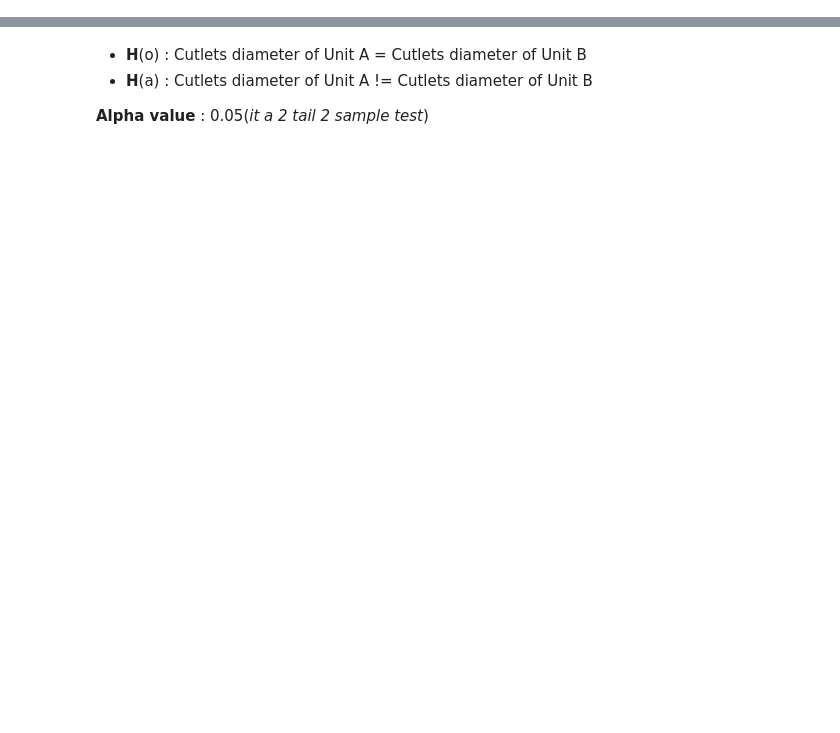
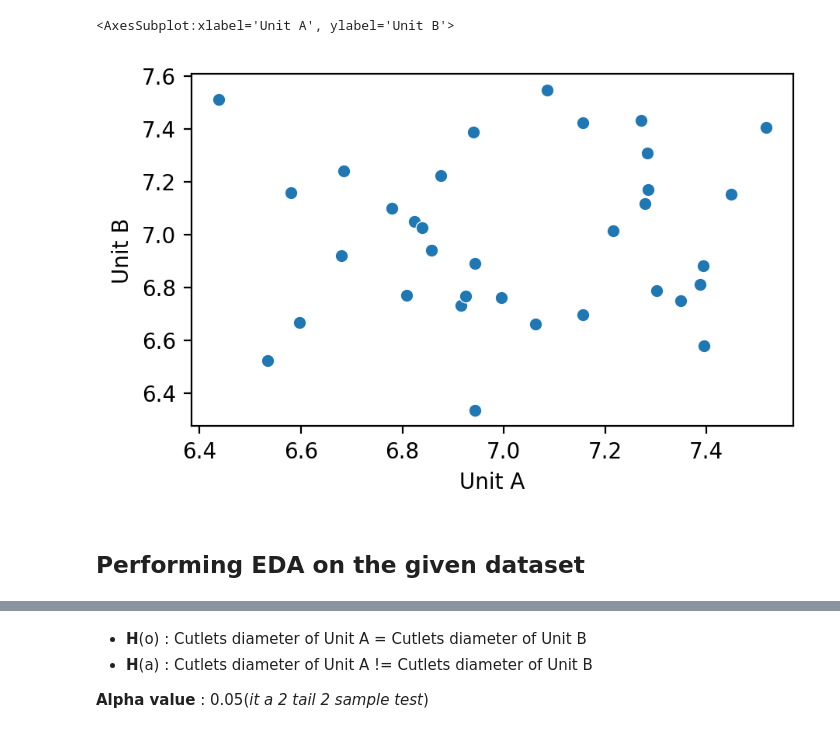
Before and after one commit to kunal-mallick/Data-Science-Assignments, a Jupyter notebook: Hypothesis Testing/Code/Q1.ipynb, the cells around one changed output, grey strips where cells are left out. Saved outputs shown, nothing was run; the diff lists cells and outputs as text; code cells hidden in the pictures; blank space fills up the shorter version.

```diff
--- a/Hypothesis Testing/Code/Q1.ipynb
+++ b/Hypothesis Testing/Code/Q1.ipynb
@@ -6,0 +54,7 @@
+# %%
+sns.scatterplot(df['Unit A'],df['Unit B'])
+# %% [output]
+<AxesSubplot:xlabel='Unit A', ylabel='Unit B'>
+[figure, added]
+# %% [markdown]
+## Performing EDA on the given dataset
```
Also changed, not shown: parts of 16 cells of this notebook.
